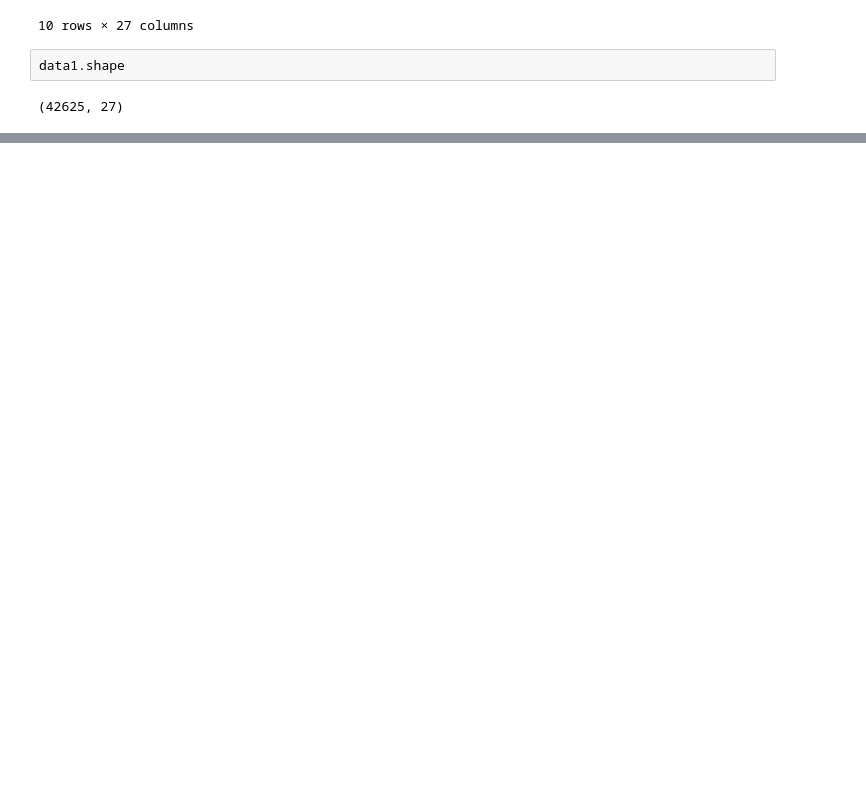
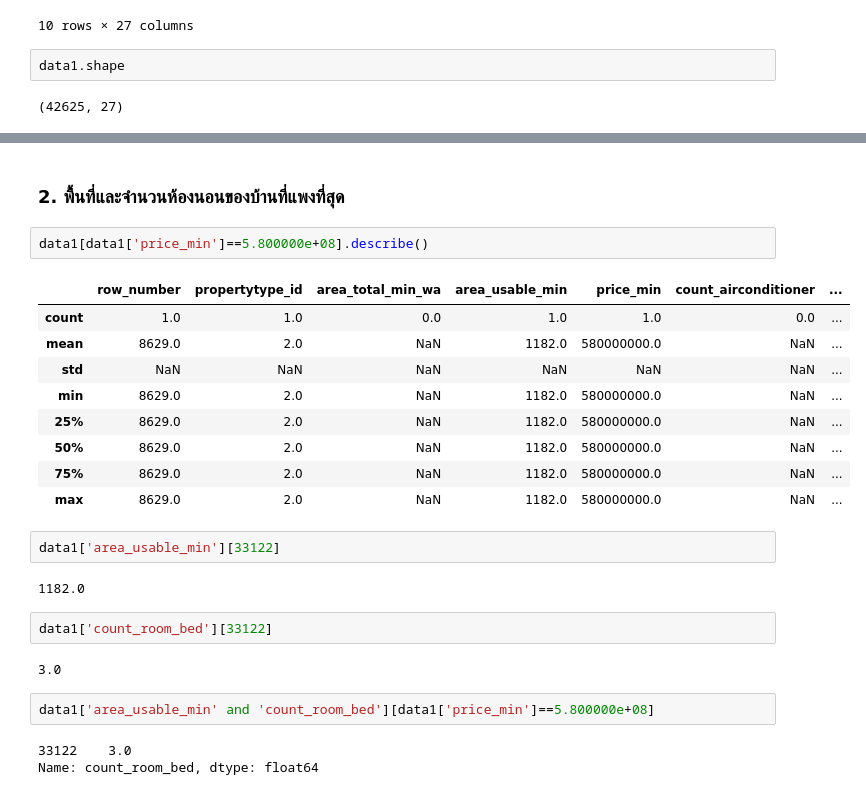
Before and after one commit to supatsara2002/BasicProg_DataViz65, a Jupyter notebook: Pandas_Dataframe_.ipynb, the cells around one changed output, grey strips where cells are left out. Drawn from its saved outputs; the diff is of its cells as text; blank space fills up the shorter version.

```diff
--- a/Pandas_Dataframe_.ipynb
+++ b/Pandas_Dataframe_.ipynb
@@ -88,0 +218,27 @@ data1.shape
+# %% [markdown]
+### 2. พื้นที่และจำนวนห้องนอนของบ้านที่แพงที่สุด
+# %%
+data1[data1['price_min']==5.800000e+08].describe()
+# %% [output]
+|  | row_number | propertytype_id | area_total_min_wa | area_usable_min | price_min | count_airconditioner | ... |
+| count | 1.0 | 1.0 | 0.0 | 1.0 | 1.0 | 0.0 | ... |
+| mean | 8629.0 | 2.0 | NaN | 1182.0 | 580000000.0 | NaN | ... |
+| std | NaN | NaN | NaN | NaN | NaN | NaN | ... |
+| min | 8629.0 | 2.0 | NaN | 1182.0 | 580000000.0 | NaN | ... |
+| 25% | 8629.0 | 2.0 | NaN | 1182.0 | 580000000.0 | NaN | ... |
+| 50% | 8629.0 | 2.0 | NaN | 1182.0 | 580000000.0 | NaN | ... |
+| 75% | 8629.0 | 2.0 | NaN | 1182.0 | 580000000.0 | NaN | ... |
+| max | 8629.0 | 2.0 | NaN | 1182.0 | 580000000.0 | NaN | ... |
+# %%
+data1['area_usable_min'][33122]
+# %% [output]
+1182.0
+# %%
+data1['count_room_bed'][33122]
+# %% [output]
+3.0
+# %%
+data1['area_usable_min' and 'count_room_bed'][data1['price_min']==5.800000e+08]
+# %% [output]
+33122    3.0
+Name: count_room_bed, dtype: float64
```
Also changed, not shown: parts of 25 cells of this notebook.
